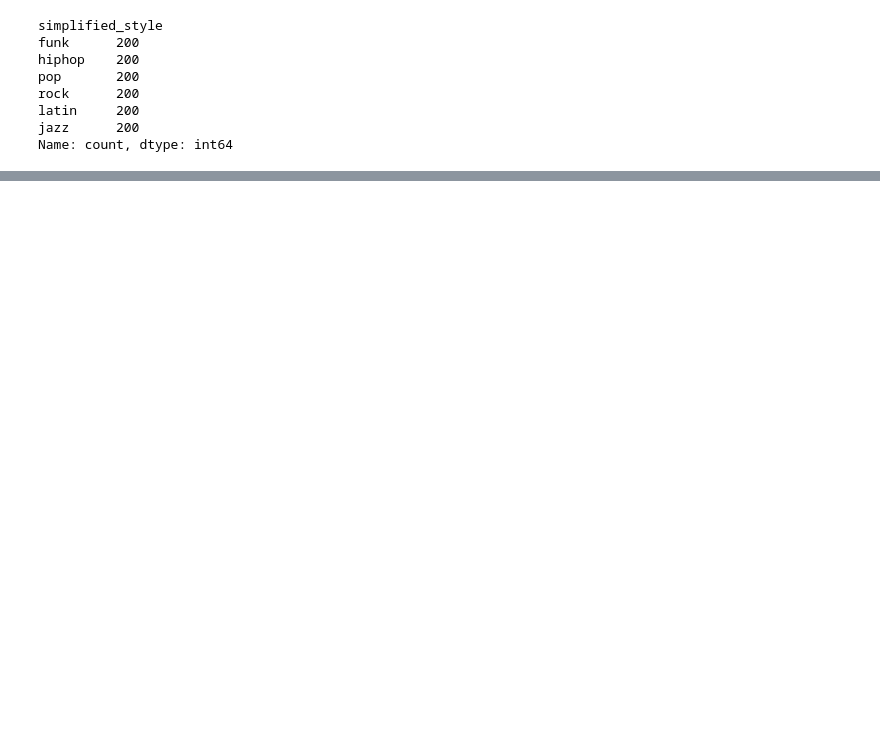
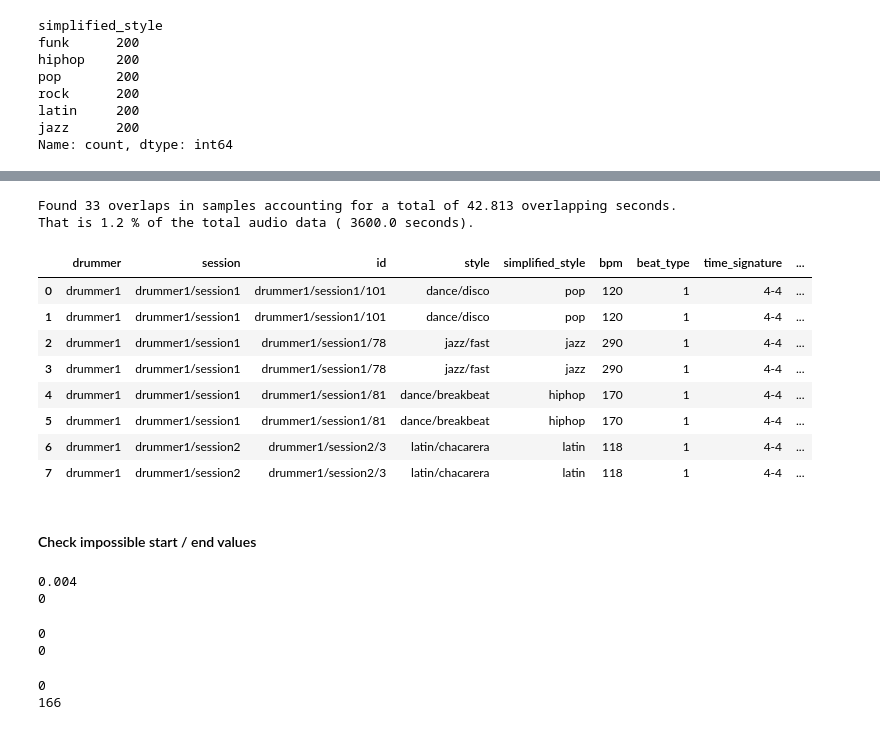
Before and after one commit to Knerten0815/GrooveLens, a Jupyter notebook: Notebooks/label_balancing.ipynb, the cells around one changed output, grey strips where cells are left out. Saved outputs shown, nothing was run; the diff lists cells and outputs as text; code cells hidden in the pictures; blank space fills up the shorter version.

```diff
--- a/Notebooks/label_balancing.ipynb
+++ b/Notebooks/label_balancing.ipynb
@@ -237,0 +247,55 @@ array([], dtype=object)
+# %%
+# check_overlapping_samples
+overlapping_samples = pd.DataFrame(columns=data.columns)
+overlapping_count = 0
+overlapping_seconds = 0
+
+for filename in data.audio_filename.unique():
+    samples = data[data.audio_filename == filename]
+    samples = samples.sort_values(by='start', ascending=True)
+
+    for i in range(1, len(samples)):
+        if samples.iloc[i-1].end > samples.iloc[i].start:
+            overlapping_count += 1
+            overlapping_seconds = overlapping_seconds + (samples.iloc[i-1].end - samples.iloc[i].start)
+            # add both samples to the list
+            overlapping_samples = pd.concat([overlapping_samples, samples.iloc[i-1:i+1]], ignore_index=True)
+
+print("Found", overlapping_count, "overlaps in samples accounting for a total of", overlapping_seconds, "overlapping seconds.")
+print("That is", round(overlapping_seconds * 100/ (len(data) * SAMPLE_DURATION), 1), "% of the total audio data (", len(data) * SAMPLE_DURATION, "seconds).")
+overlapping_samples.sort_values(by=['audio_filename', 'start']).head(8)
+# %% [output]
+Found 33 overlaps in samples accounting for a total of 42.813 overlapping seconds.
+That is 1.2 % of the total audio data ( 3600.0 seconds).
+|  | drummer | session | id | style | simplified_style | bpm | beat_type | time_signature | ... |
+| 0 | drummer1 | drummer1/session1 | drummer1/session1/101 | dance/disco | pop | 120 | 1 | 4-4 | ... |
+| 1 | drummer1 | drummer1/session1 | drummer1/session1/101 | dance/disco | pop | 120 | 1 | 4-4 | ... |
+| 2 | drummer1 | drummer1/session1 | drummer1/session1/78 | jazz/fast | jazz | 290 | 1 | 4-4 | ... |
+| 3 | drummer1 | drummer1/session1 | drummer1/session1/78 | jazz/fast | jazz | 290 | 1 | 4-4 | ... |
+| 4 | drummer1 | drummer1/session1 | drummer1/session1/81 | dance/breakbeat | hiphop | 170 | 1 | 4-4 | ... |
+| 5 | drummer1 | drummer1/session1 | drummer1/session1/81 | dance/breakbeat | hiphop | 170 | 1 | 4-4 | ... |
+| 6 | drummer1 | drummer1/session2 | drummer1/session2/3 | latin/chacarera | latin | 118 | 1 | 4-4 | ... |
+| 7 | drummer1 | drummer1/session2 | drummer1/session2/3 | latin/chacarera | latin | 118 | 1 | 4-4 | ... |
+# %% [markdown]
+#### Check impossible start / end values
+# %%
+# check if there are no negative start times
+print(data.start.min())
+print(len(data[data.start < 0]))
+# %% [output]
+0.004
+0
+# %%
+# check if there is no start time that is bigger than the duration
+print(len(data[data.end > data.duration]))
+print(len(data[data.start > data.duration - SAMPLE_DURATION]))
+# %% [output]
+0
+0
+# %%
+# check if there are no samples that are shorter than SAMPLE_DURATION
+print(len(data[data.end < data.start]))
+print(len(data[data.end - data.start != SAMPLE_DURATION]))
+# %% [output]
+0
+166
```
Also changed, not shown: parts of 27 cells of this notebook, 1 other file.
